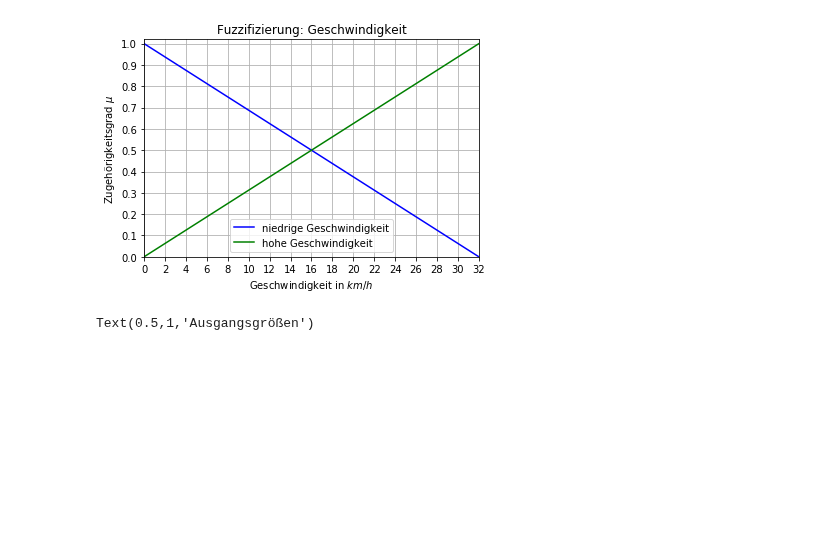
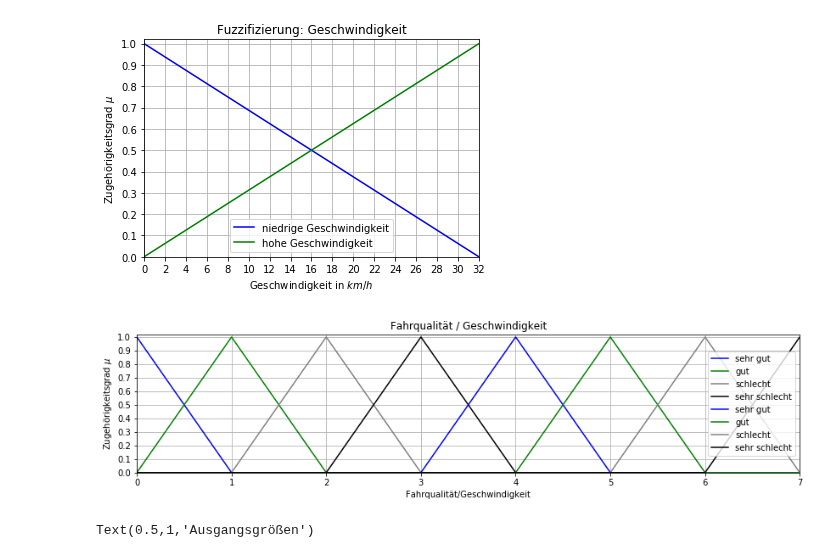
Before and after one commit to SandGreif/FahrradwegeKlassifizierung, a Jupyter notebook: daten_labeln/fuzzyLogic.ipynb, the cells around one changed output. Cells and saved outputs as stored; diff of their text form; code cells hidden in the pictures; blank space fills up the shorter version.

```diff
--- a/daten_labeln/fuzzyLogic.ipynb
+++ b/daten_labeln/fuzzyLogic.ipynb
@@ -475,5 +489,27 @@ plt.grid()
 # %% [output]
 [figure]
+# %%
+# PLot Fahrqualität / Geschwindigkeitsbereich
+plt.figure(figsize=(14,3))
+plt.plot(smoothness, smoothnessVeryGoodLowVelo, c='blue',  label='sehr gut')
+plt.plot(smoothness, smoothnessGoodLowVelo,     c='green', label='gut')
+plt.plot(smoothness, smoothnessBadLowVelo,      c='gray',  label='schlecht')
+plt.plot(smoothness, smoothnessVeryBadLowVelo,  c='k',     label='sehr schlecht')
+plt.plot(smoothness, smoothnessVeryGoodHighVelo, 'b',      label="sehr gut" )
+plt.plot(smoothness, smoothnessGoodHighVelo, 'g',          label="gut")
+plt.plot(smoothness, smoothnessBadHighVelo, c='gray',      label="schlecht")
+plt.plot(smoothness, smoothnessVeryBadHighVelo, 'k',       label="sehr schlecht")
+plt.grid()
+plt.ylabel("Zugehörigkeitsgrad $\mu$")
+plt.xlabel("Fahrqualität/Geschwindigkeit")
+plt.xlim(0,7)
+plt.yticks(np.arange(0, 1.1, 0.1))
+plt.ylim(0,1.02)
+plt.legend(loc=5)
+plt.title("Fahrqualität / Geschwindigkeit")
+plt.savefig("fahrqualitaetVersuch3.png")
+# %% [output]
+[figure, added]
 # %%
 accZValue = 6.3255
 velValue  = 10.0
```
Also changed, not shown: parts of 6 cells of this notebook, 11 other files.
